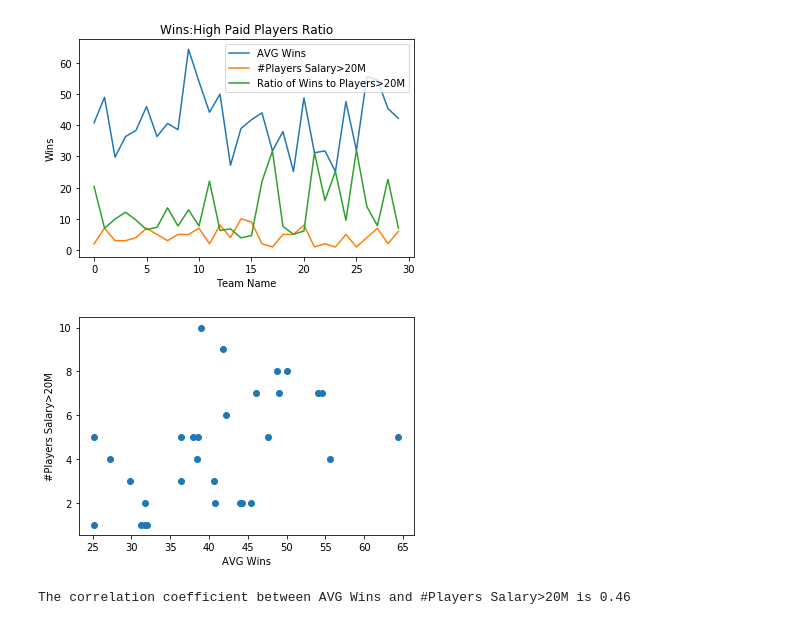
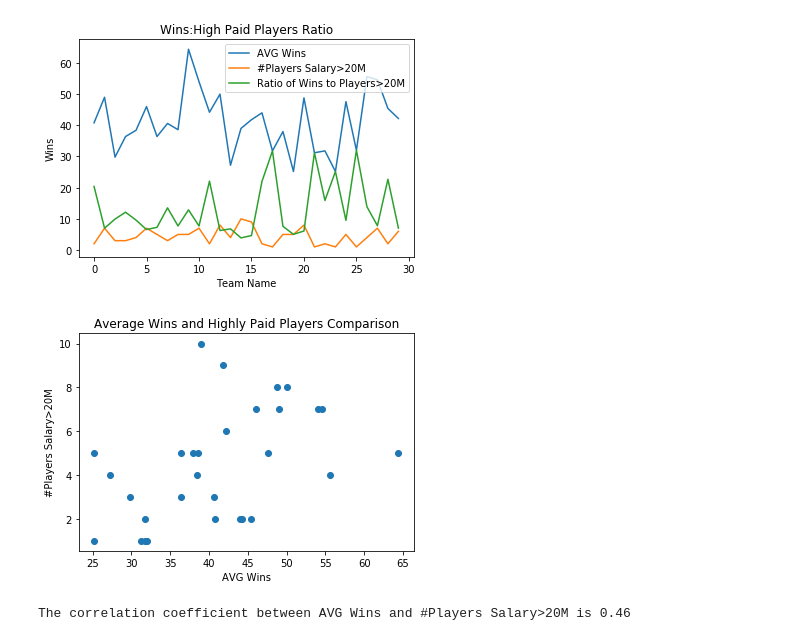
Before and after one commit to Michelin96/project-one, a Jupyter notebook: TeamWins.StarPlayers.plots.ipynb, the cells around one changed output. Drawn from its saved outputs; the diff is of its cells as text; code cells hidden in the pictures.

```diff
--- a/TeamWins.StarPlayers.plots.ipynb
+++ b/TeamWins.StarPlayers.plots.ipynb
@@ -114,15 +114,16 @@ Text(0.5, 1.0, 'Wins:High Paid Players Ratio')
 # %%
 #scatter plot of high paid players/team
 
 x_axis = clean_merged_wins["AVG Wins"]
 y_axis = clean_merged_wins["#Players Salary>20M"]
 
 plt.scatter(x_axis, y_axis)
 plt.xlabel("AVG Wins")
 plt.ylabel("#Players Salary>20M")
+plt.title("Average Wins and Highly Paid Players Comparison")
 plt.show()
 # %% [output]
-[figure, old version]
+[figure, new version]
 # %%
 #Calculate the correlation coefficient between "AVG Wins" and "#Players Salary>20M"
 print(f"The correlation coefficient between AVG Wins and #Players Salary>20M is {round(st.pearsonr(x_axis,y_axis)[0],2)}")
```
Also changed, not shown: parts of 1 cell of this notebook, 3 other files.
